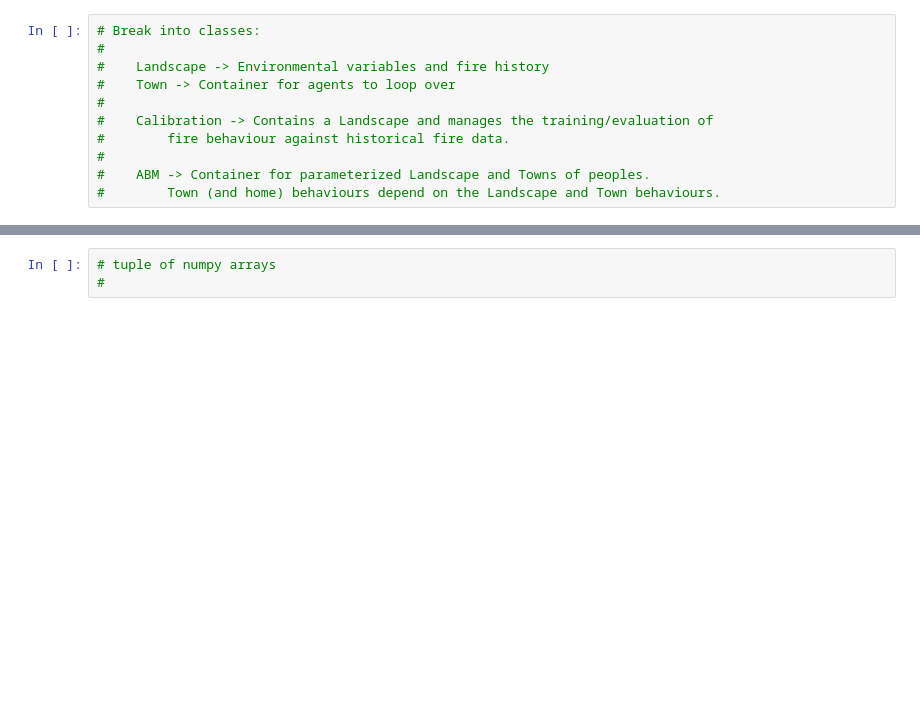
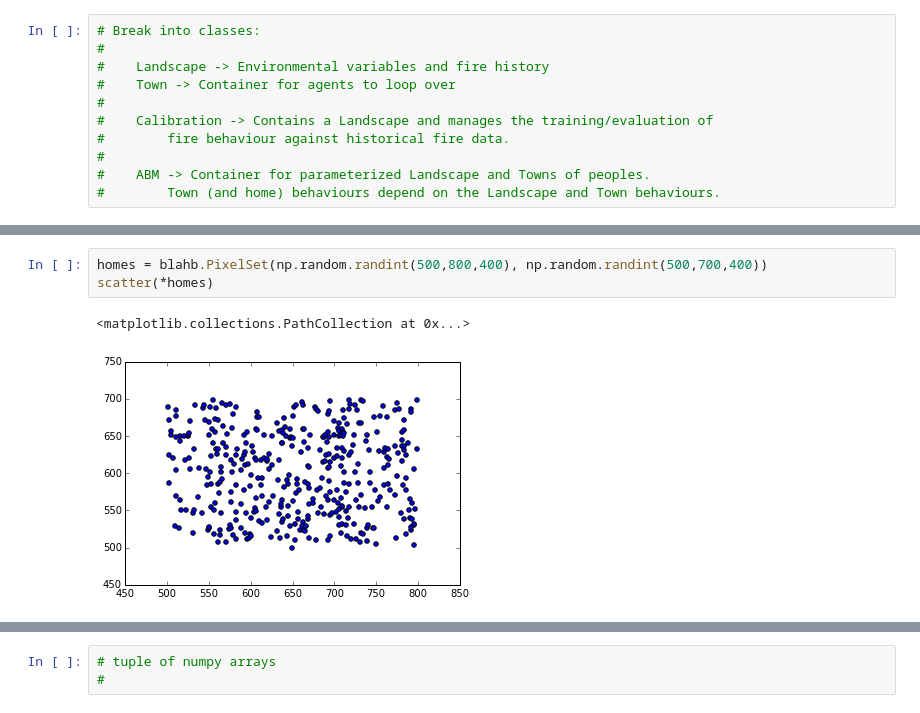
Before and after one commit to mvsaha/fire_sim, a Jupyter notebook: dev/notebooks/Agents.ipynb, the cells around one changed output, grey strips where cells are left out. Saved outputs shown, nothing was run; the diff lists cells and outputs as text; blank space fills up the shorter version.

```diff
--- a/dev/notebooks/Agents.ipynb
+++ b/dev/notebooks/Agents.ipynb
@@ -104,0 +167,6 @@ class ABM:
+# %%
+homes = blahb.PixelSet(np.random.randint(500,800,400), np.random.randint(500,700,400))
+scatter(*homes)
+# %% [output]
+<matplotlib.collections.PathCollection at 0x...>
+[figure, added]
```
Also changed, not shown: parts of 8 cells of this notebook, 4 other files.
